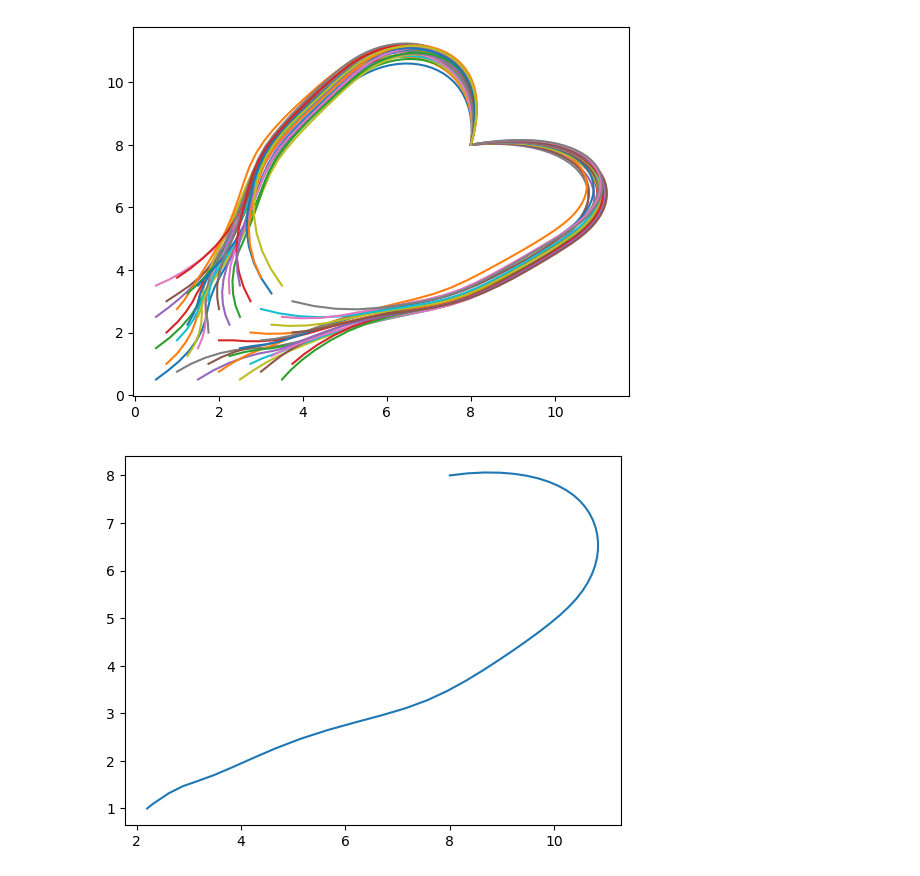
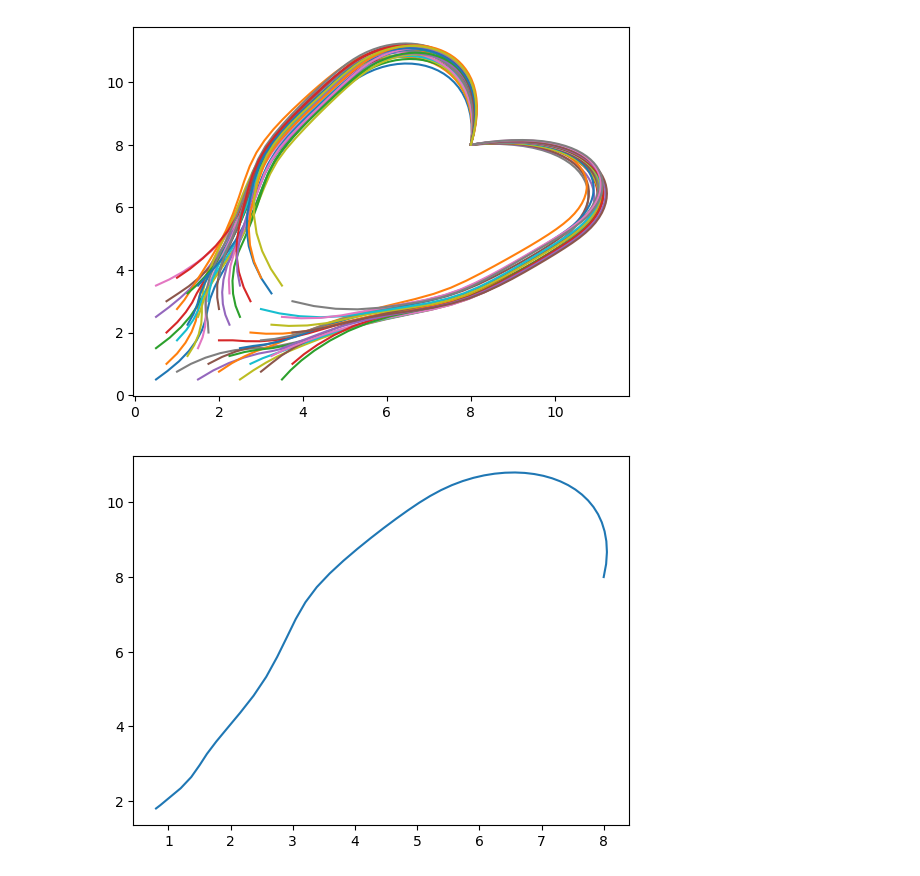
Before and after one commit to stablegradients/16-811, a Jupyter notebook: Assignment-2/question8.ipynb, the cells around one changed output. Drawn from its saved outputs; the diff is of its cells as text; code cells hidden in the pictures.

```diff
--- a/Assignment-2/question8.ipynb
+++ b/Assignment-2/question8.ipynb
@@ -157,32 +157,32 @@ def find_trajectory(paths_triplet, start_point):
         # Compute inverse distance weights between the current point in the trajectory and the points in the paths
         weights = [1 / distance(trajectory[i - 1], paths_triplet[j][i]) for j in range(3)]
         weights_sum = sum(weights)  # Sum of the weights
 
         # Normalize the weights
         weights = [w / weights_sum for w in weights]
 
         # Compute the weighted average of the next point in the trajectory
         next_point_x = sum([weights[j] * paths_triplet[j][i][0] for j in range(3)])
         next_point_y = sum([weights[j] * paths_triplet[j][i][1] for j in range(3)])
 
         # Add the new point to the trajectory
         trajectory.append((next_point_x, next_point_y))
 
     return trajectory
 
 # Example usage:
-initial_point = (2.2, 1.0)  # Define the initial point
+initial_point = (0.8, 1.8)  # Define the initial point
 
 if initial_point[0] > initial_point[1]:
     paths_to_take = paths_below
 else:
     paths_to_take = paths_above
 # Assuming paths_above is defined somewhere else as a list of paths
 trajectory = find_trajectory(find_3_closest_paths(paths_to_take, initial_point), initial_point)
 
 # Plot the resulting trajectory
 import matplotlib.pyplot as plt
 plt.plot([x[0] for x in trajectory], [x[1] for x in trajectory])
 plt.show()
 # %% [output]
-[figure, old version]
+[figure, new version]
```
Also changed, not shown: 9 other files.
